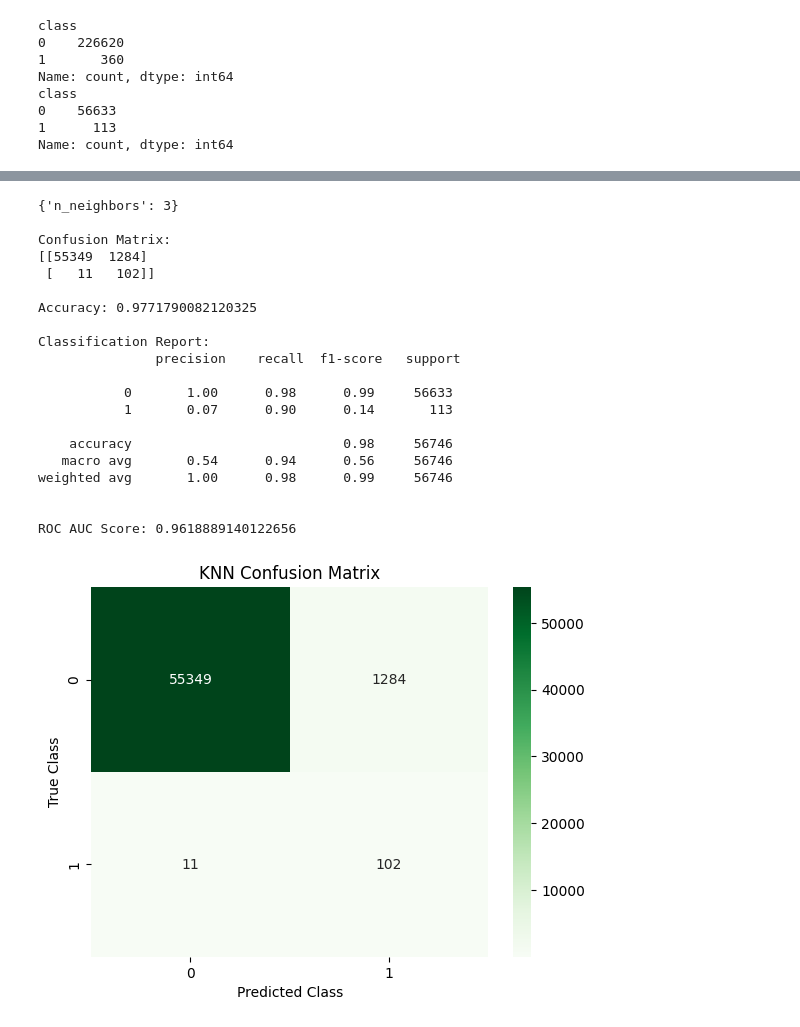
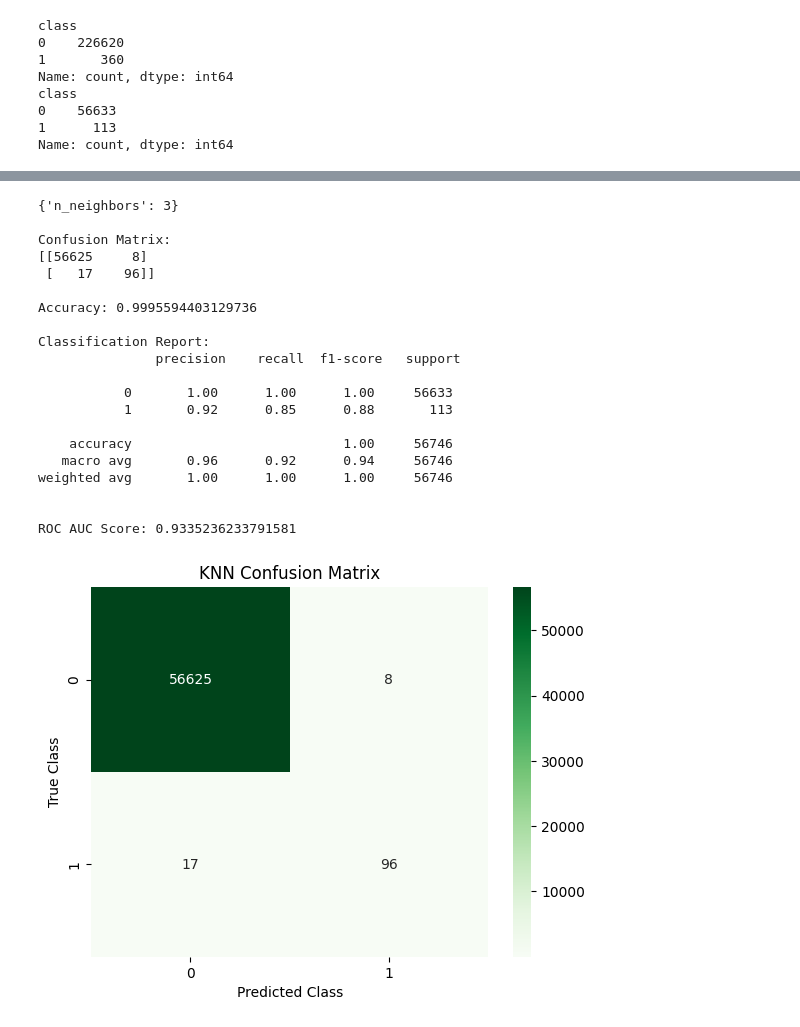
Before and after one commit to Alfred768/cs513_project, a Jupyter notebook: final_project_Gaoyi_Wu.ipynb, the cells around one changed output, grey strips where cells are left out. Saved outputs shown, nothing was run; the diff lists cells and outputs as text; code cells hidden in the pictures.

```diff
--- a/final_project_Gaoyi_Wu.ipynb
+++ b/final_project_Gaoyi_Wu.ipynb
@@ -192,16 +195,16 @@ Name: count, dtype: int64
 # %%
 #standardscaler
 scaler = StandardScaler()
-X_train_resampled_scaled = scaler.fit_transform(X_train_resampled)#X_train_resampled is dataframe
+X_train_resampled_scaled = scaler.fit_transform(X_train)#X_train_resampled is dataframe
 # %%
 # feature extraction
 from sklearn.ensemble import ExtraTreesClassifier
 model = ExtraTreesClassifier(n_estimators=100, random_state=100)
-model.fit(X_train_resampled_scaled, y_train_resampled)
+model.fit(X_train_resampled_scaled, y_train)
 importances = model.feature_importances_
 indices_desc = np.argsort(importances)[::-1]
-top_feature_indices = indices_desc[:8]
+top_feature_indices = indices_desc[:13]
 print("Top feature indices:", top_feature_indices)
-top_feature_names = X_train_resampled.columns[top_feature_indices]
+top_feature_names = X_train.columns[top_feature_indices]
 print("Top features:", top_feature_names.tolist())
 # %% [output]
@@ -211,36 +214,5 @@ Top features: ['V14', 'V12', 'V4', 'V11', 'V17', 'V3', 'V16', 'V10']
 X_train_selected_scaled = X_train_resampled_scaled[:, top_feature_indices]
 X_test_selected = X_test[top_feature_names]
 scaler_selected = StandardScaler()
-X_train_selected_scaled = scaler_selected.fit_transform(X_train_resampled[top_feature_names])
+X_train_selected_scaled = scaler_selected.fit_transform(X_train[top_feature_names])
 X_test_selected_scaled = scaler_selected.transform(X_test_selected)
-# %%
-clf = LogisticRegression(C=100, penalty='l2', solver='newton-cg', random_state=1, class_weight='balanced')
-clf.fit(X_train_selected_scaled, y_train_resampled)
-probs = clf.predict_proba(X_test_selected_scaled)
-preds = clf.predict(X_test_selected_scaled)
-# probs = clf.predict_proba(X_test_selected_scaled)
-# threshold = 0.5
-# preds = (probs[:,1] >= threshold).astype(int)
-
-# if y_test.dtype.name == 'category':
-#     y_test_numeric = y_test.cat.codes
-# else:
-#     y_test_numeric = y_test
-
-cm = confusion_matrix(y_test, preds)
-acc = accuracy_score(y_test, preds)
-report = classification_report(y_test, preds)
-roc_auc = roc_auc_score(y_test, probs[:,1])
-
-print("\nConfusion Matrix:")
-print(cm)
-print("\nAccuracy:", acc)
-print("\nClassification Report:\n", report)
-print("\nROC AUC Score:", roc_auc)
-
-ax = plt.subplot()
-sns.heatmap(cm, annot=True, fmt="d", ax=ax, cmap="Blues")
-ax.set_xlabel('Predicted Class')
-ax.set_ylabel('True Class')
-ax.set_title('Confusion Matrix')
-plt.show()
@@ -272,7 +224,7 @@ param_grid ={
 }
 clf = KNeighborsClassifier()
 grid_search = GridSearchCV(estimator=clf,param_grid=param_grid,scoring='accuracy',cv=5,n_jobs=-1)
-grid_search.fit(X_train_selected_scaled, y_train_resampled)
+grid_search.fit(X_train_selected_scaled, y_train)
 
 probs_knn = grid_search.predict_proba(X_test_selected_scaled)
 preds_knn = grid_search.predict(X_test_selected_scaled)
@@ -280,40 +232,40 @@ preds_knn = grid_search.predict(X_test_selected_scaled)
 cm_knn = confusion_matrix(y_test, preds_knn)
 acc_knn = accuracy_score(y_test, preds_knn)
 report_knn = classification_report(y_test, preds_knn)
 roc_auc_knn = roc_auc_score(y_test,probs_knn[:,1])
 
 print(grid_search.best_params_)
 print("\nConfusion Matrix:")
 print(cm_knn)
 print("\nAccuracy:", acc_knn)
 print("\nClassification Report:\n", report_knn)
 print("\nROC AUC Score:", roc_auc_knn)
 
 ax = plt.subplot()
 sns.heatmap(cm_knn, annot=True, fmt="d", ax=ax, cmap="Greens")
 ax.set_xlabel('Predicted Class')
 ax.set_ylabel('True Class')
 ax.set_title('KNN Confusion Matrix')
 plt.show()
 # %% [output]
 {'n_neighbors': 3}
 
 Confusion Matrix:
-[[55349  1284]
- [   11   102]]
+[[56625     8]
+ [   17    96]]
 
-Accuracy: 0.9771790082120325
+Accuracy: 0.9995594403129736
 
 Classification Report:
                precision    recall  f1-score   support
 
-           0       1.00      0.98      0.99     56633
-           1       0.07      0.90      0.14       113
+           0       1.00      1.00      1.00     56633
+           1       0.92      0.85      0.88       113
 
-    accuracy                           0.98     56746
-   macro avg       0.54      0.94      0.56     56746
-weighted avg       1.00      0.98      0.99     56746
+    accuracy                           1.00     56746
+   macro avg       0.96      0.92      0.94     56746
+weighted avg       1.00      1.00      1.00     56746
 
 
-ROC AUC Score: 0.9618889140122656
+ROC AUC Score: 0.9335236233791581
-[figure, old version]
+[figure, new version]
```
Also changed, not shown: parts of 5 cells of this notebook.
